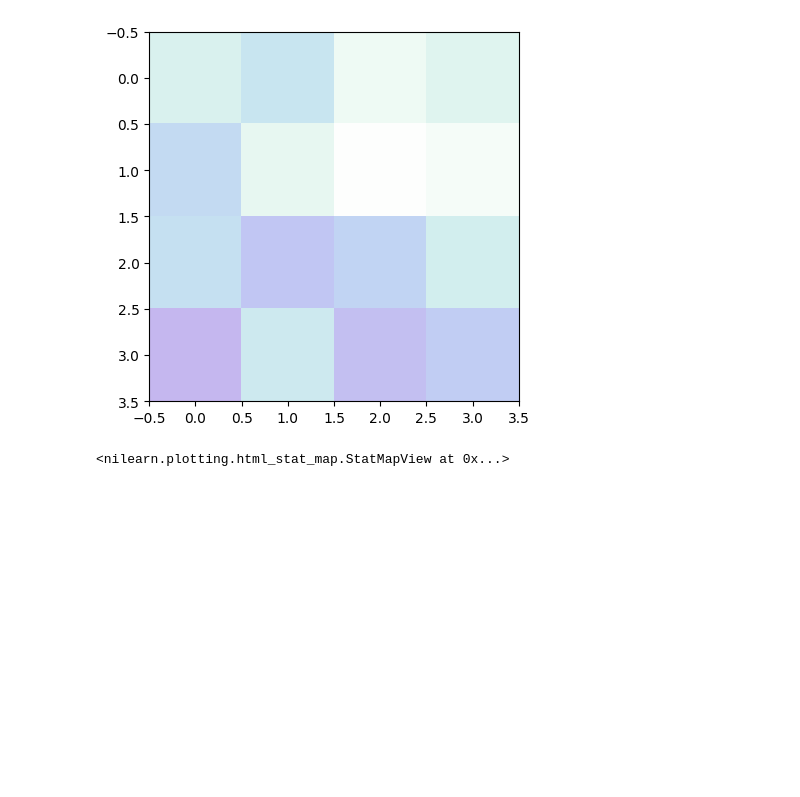
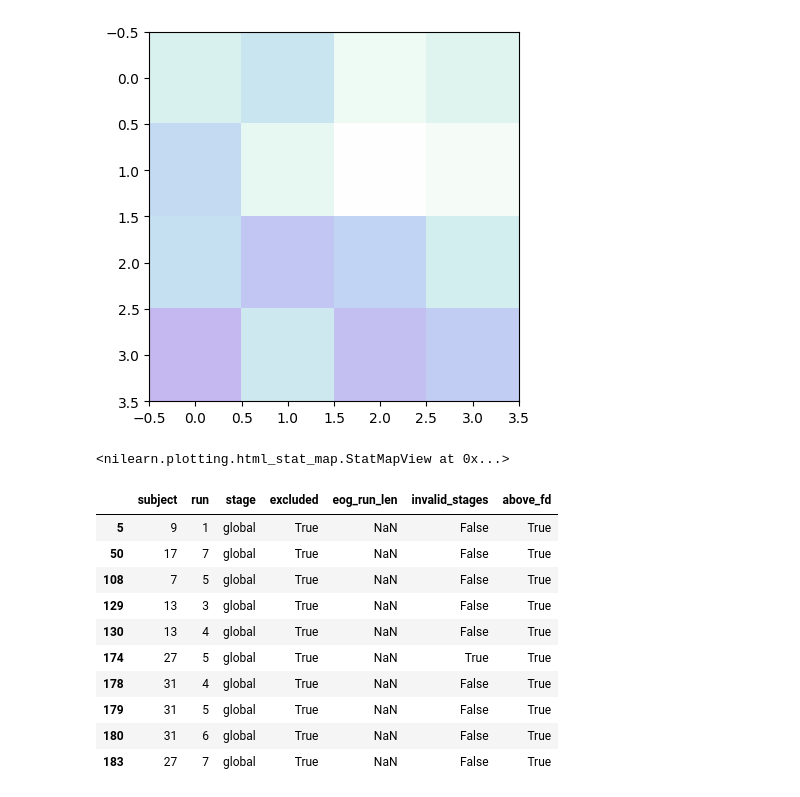
Before and after one commit to BCN-lab/sleepMReye, a Jupyter notebook: sleepmreye/notebooks/scratch.ipynb, the cells around one changed output. Drawn from its saved outputs; the diff is of its cells as text; code cells hidden in the pictures; blank space fills up the shorter version.

```diff
--- a/sleepmreye/notebooks/scratch.ipynb
+++ b/sleepmreye/notebooks/scratch.ipynb
@@ -364,3 +391,20 @@ tmap_path = '/Users/zach/2025_RA/matthias/final images/tmaps/sleep_tmap_group.ni
 plotting.view_img(tmap_path, threshold=1)
 # %% [output]
 <nilearn.plotting.html_stat_map.StatMapView at 0x...>
+# %%
+import pandas as pd
+df = pd.read_json("/Users/zach/2025_RA/matthias/bids_sleepmreye/derivatives/mreyemove/group/qc/run_inclusion/clean-with-fd-clamped-20260504-16221777904527.json", lines=True)
+
+df[df["above_fd"] == "True"]
+# %% [output]
+|  | subject | run | stage | excluded | eog_run_len | invalid_stages | above_fd |
+| 5 | 9 | 1 | global | True | NaN | False | True |
+| 50 | 17 | 7 | global | True | NaN | False | True |
+| 108 | 7 | 5 | global | True | NaN | False | True |
+| 129 | 13 | 3 | global | True | NaN | False | True |
+| 130 | 13 | 4 | global | True | NaN | False | True |
+| 174 | 27 | 5 | global | True | NaN | True | True |
+| 178 | 31 | 4 | global | True | NaN | False | True |
+| 179 | 31 | 5 | global | True | NaN | False | True |
+| 180 | 31 | 6 | global | True | NaN | False | True |
+| 183 | 27 | 7 | global | True | NaN | False | True |
```
Also changed, not shown: parts of 10 cells of this notebook, 8 other files.
